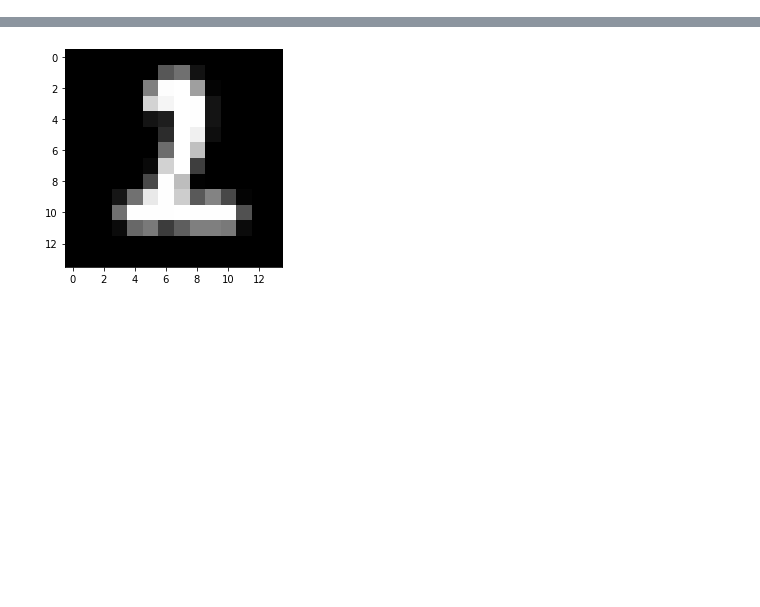
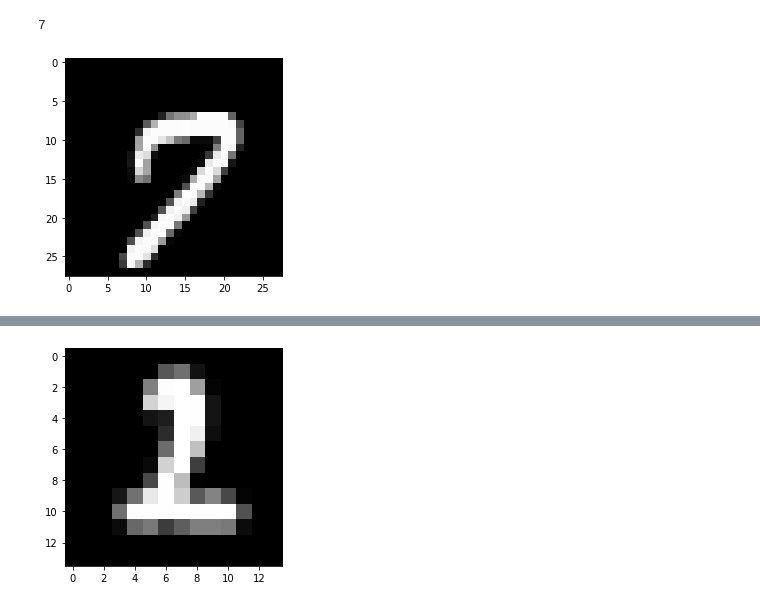
Before and after one commit to jornelasmunoz/UCM_Undergraduate_Research, a Jupyter notebook: notebooks/Display_MNIST_Dataset.ipynb, the cells around one changed output, grey strips where cells are left out. Drawn from its saved outputs; the diff is of its cells as text; code cells hidden in the pictures; blank space fills up the shorter version.

Commit message:
fixing data storage

```diff
--- a/notebooks/Display_MNIST_Dataset.ipynb
+++ b/notebooks/Display_MNIST_Dataset.ipynb
@@ -3,0 +1,14 @@ import matplotlib.pyplot as plt
+# %%
+import os, sys
+import pickle
+import matplotlib.pyplot as plt
+import pandas as pd
+import numpy as np
+sys.path.insert(0, '/Desktop/UCM_Undergraduate_Research/lib')
+data_folder = '/Users/jocelynornelasmunoz/Desktop/UCM_Undergraduate_Research/data/'
+# %%
+image_sizes = [28, 14, 7, 4]
+data28 = pd.read_pickle(data_folder + '28x28/X_train_28.pickle')
+data14 = pd.read_pickle(data_folder + '14x14/X_train_14.pickle')
+data7  = pd.read_pickle(data_folder + '7x7/X_train_7.pickle')
+data4  = pd.read_pickle(data_folder + '4x4/X_train_4.pickle')
@@ -3,0 +17,3 @@ import matplotlib.pyplot as plt
+# %%
+data4_label = pd.read_pickle(data_folder + '4x4/y_train_4.pickle')
+data28_label = pd.read_pickle(data_folder + '28x28/y_train_28.pickle')
@@ -3,0 +30,4 @@ import matplotlib.pyplot as plt
+# %%
+data= []
+for i in range(data28.shape[0]):
+    data.append((data28[i], data28_label[i]))
@@ -3,0 +54,6 @@ import matplotlib.pyplot as plt
+# %%
+plt.imshow(data[3][0], cmap='gray')
+print(data[3][1])
+# %% [output]
+7
+[figure, added]
```
Also changed, not shown: parts of 9 cells of this notebook.
